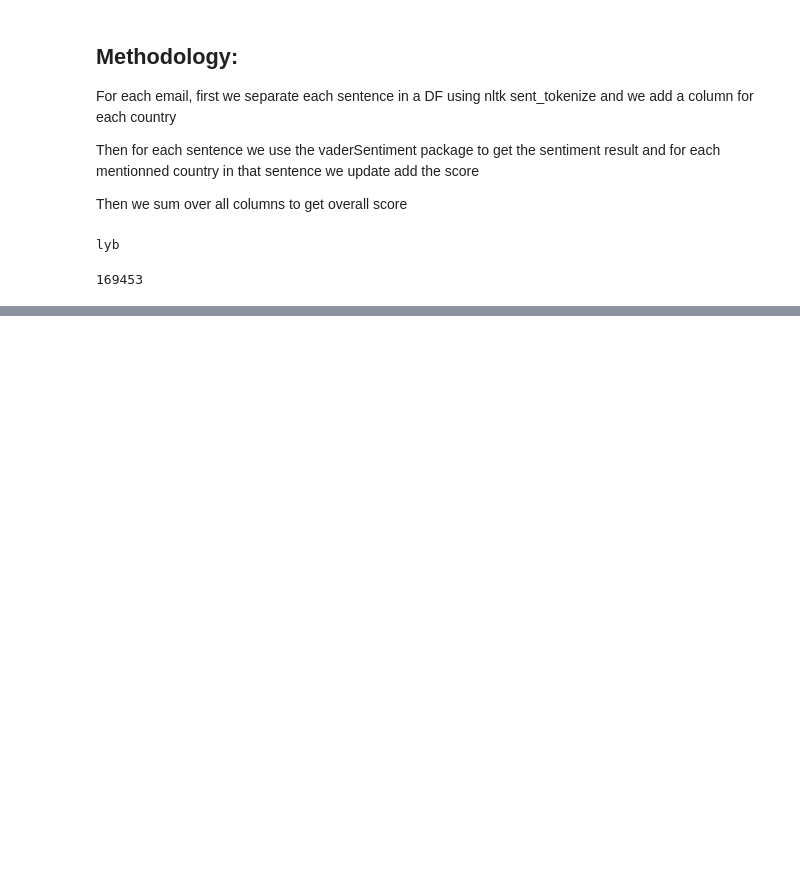
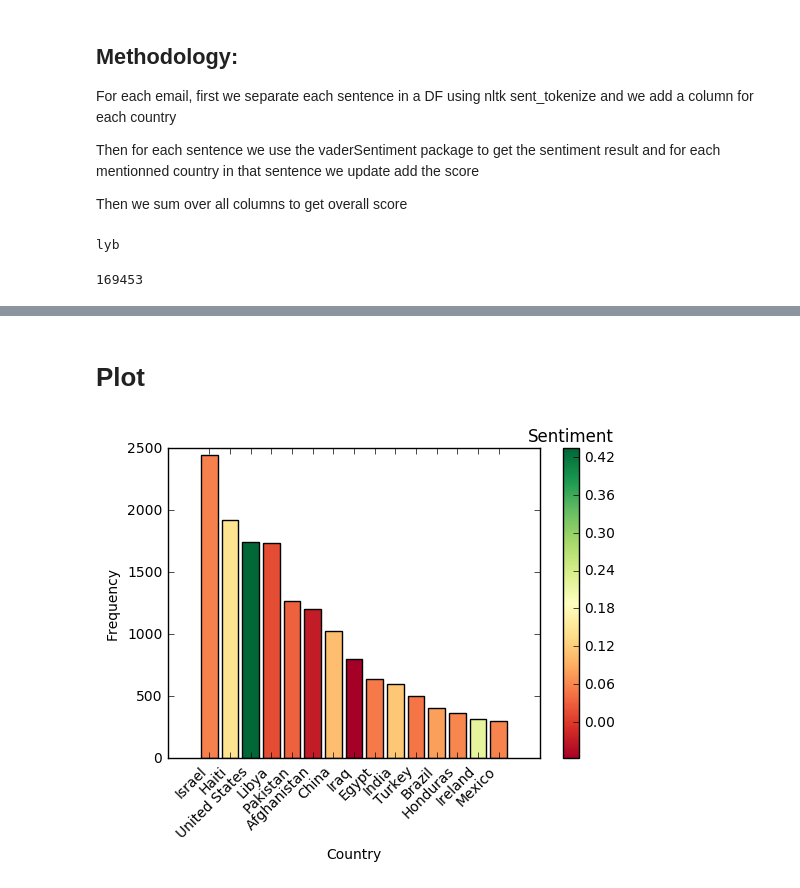
Before and after one commit to mgoretti/ada, a Jupyter notebook: 05 - Taming Text/Text Taming on Hillary Clinton email.ipynb, the cells around one changed output, grey strips where cells are left out. Cells and saved outputs as stored; diff of their text form; code cells hidden in the pictures; blank space fills up the shorter version.

```diff
--- a/05 - Taming Text/Text Taming on Hillary Clinton email.ipynb
+++ b/05 - Taming Text/Text Taming on Hillary Clinton email.ipynb
@@ -167,0 +135,16 @@ analyzer.polarity_scores("Where is Brian?")
+# %%
+analyzer = SentimentIntensityAnalyzer()
+analyzer.polarity_scores("Where is Brian?")
+
+for sentence in all_sentences:
+    score = analyzer.polarity_scores(sentence)
+
+    #find country mentionned in text
+    countries = [c.name for c in pycountry.countries if c.name in sentence ]
+
+    for c in countries:
+        new_score = df_country.xs(c)['score'] + score.get("compound")
+        new_count = df_country.xs(c)['count_'] + 1
+        df_country.set_value(c, ["score", "count_"], [new_score, new_count])
+# %%
+df_country['score'] = df_country['score'] / df_country['count_'] #should be normalized?
@@ -167,0 +153,2 @@ analyzer.polarity_scores("Where is Brian?")
+# %%
+sent = df_country.sort_values(by='count_', ascending=False).head(15)
@@ -167,0 +174,23 @@ analyzer.polarity_scores("Where is Brian?")
+# %% [markdown]
+# Plot
+# %%
+# Credits to Stack Overflow :
+# http://stackoverflow.com/questions/31313606/pyplot-matplotlib-bar-chart-with-fill-color-depending-on-value
+from matplotlib import cm
+
+# Set up colors : red to green
+y = np.array(sent['score'])
+colors = cm.RdYlGn(y / float(max(y)))
+plot = plt.scatter(y, y, c=y, cmap = 'RdYlGn')
+plt.clf()
+clb = plt.colorbar(plot)
+clb.ax.set_title("Sentiment")
+
+# Display bar plot : country frequency vs. country name, with color indicating polarity score
+plt.bar(range(sent.shape[0]), sent['count_'], align='center', tick_label=sent.index, color=colors)
+plt.xticks(rotation=45, ha='right')
+plt.xlabel("Country")
+plt.ylabel("Frequency")
+plt.show()
+# %% [output]
+[figure, added]
```
Also changed, not shown: parts of 12 cells of this notebook.
